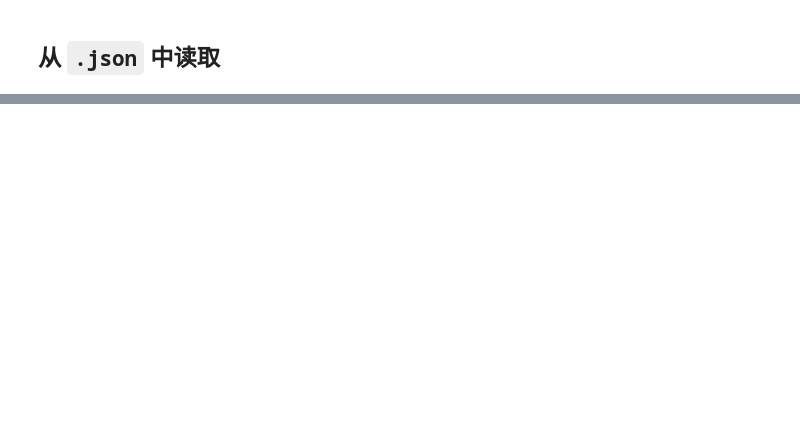
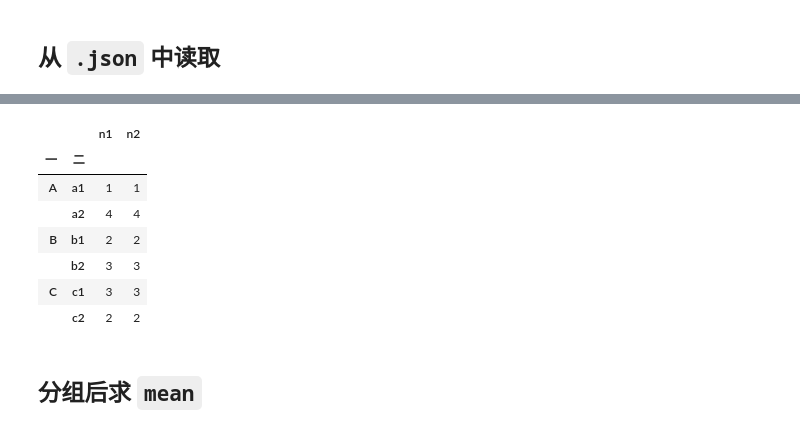
Before and after one commit to haitao9833/haitaoPython, a Jupyter notebook: file_Tool_Test.ipynb, the cells around one changed output, grey strips where cells are left out. Saved outputs shown, nothing was run; the diff lists cells and outputs as text; code cells hidden in the pictures; blank space fills up the shorter version.

```diff
--- a/file_Tool_Test.ipynb
+++ b/file_Tool_Test.ipynb
@@ -101,0 +726,13 @@ data.iloc[[6]]
+# %%
+G4.count()
+# %% [output]
+|  |  | n1 | n2 |
+| 一 | 二 |  |  |
+| A | a1 | 1 | 1 |
+|  | a2 | 4 | 4 |
+| B | b1 | 2 | 2 |
+|  | b2 | 3 | 3 |
+| C | c1 | 3 | 3 |
+|  | c2 | 2 | 2 |
+# %% [markdown]
+## 分组后求 `mean`
```
Also changed, not shown: parts of 89 cells of this notebook.
